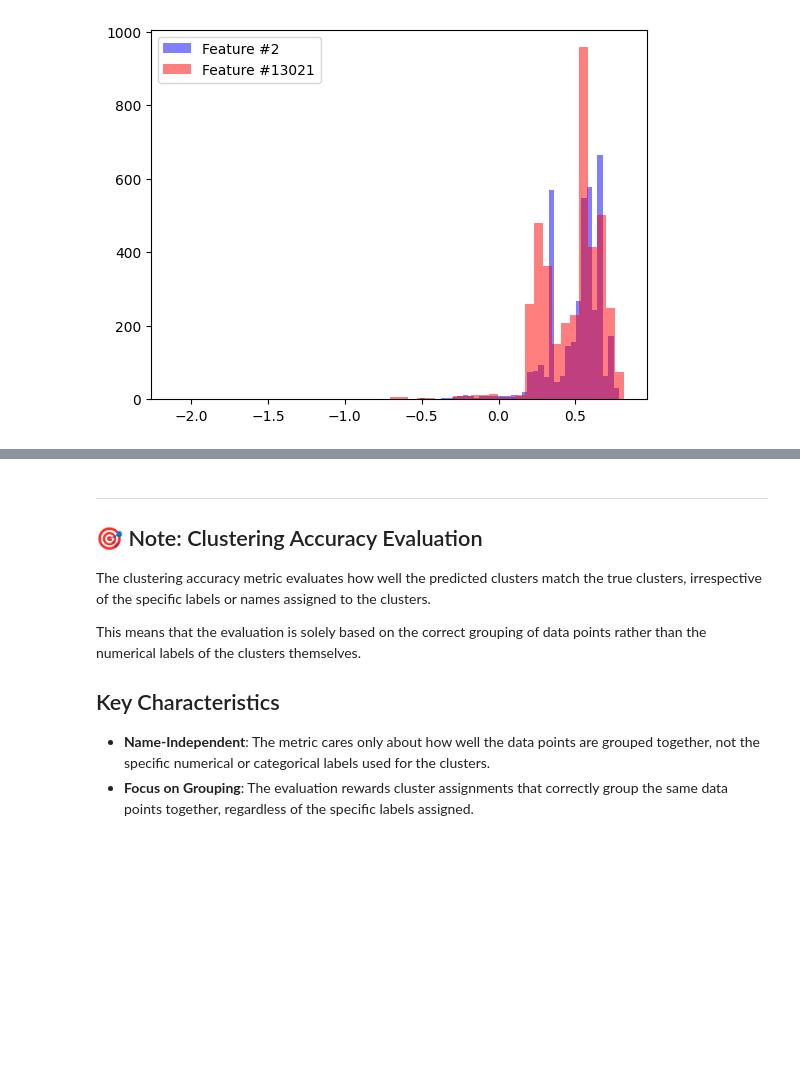
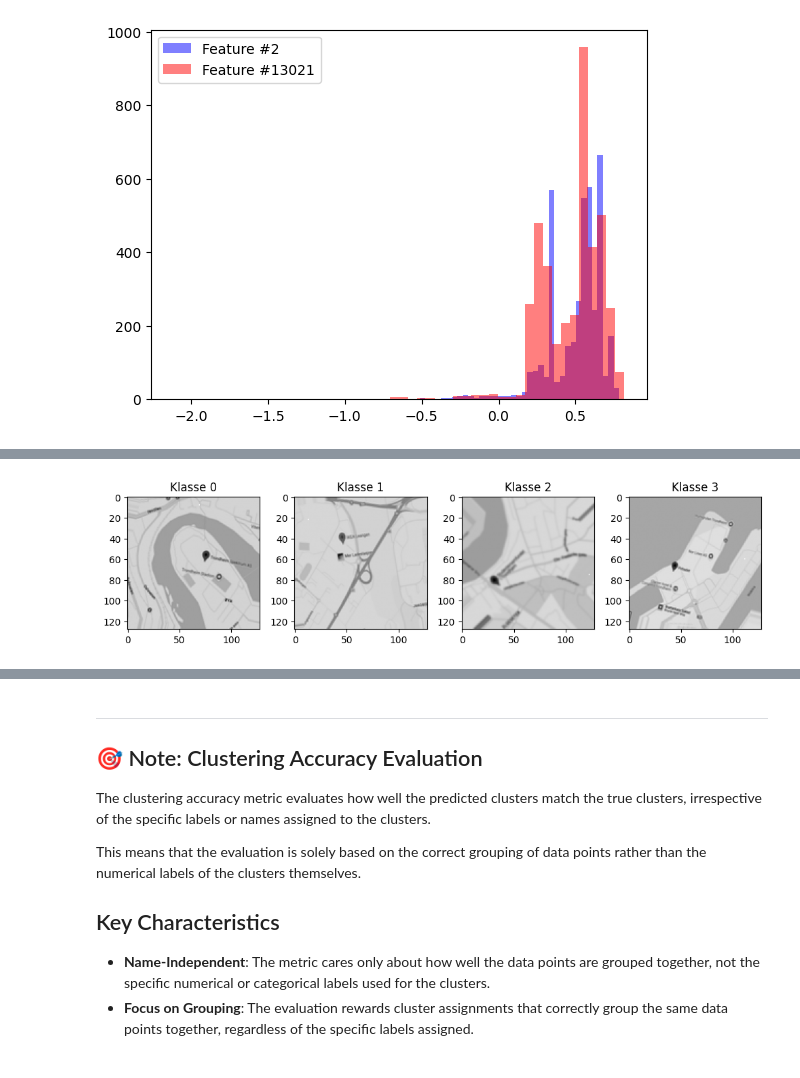
Before and after one commit to baardby/Intro-To-ML-Assignment-2, a Jupyter notebook: Chapter_2.ipynb, the cells around one changed output, grey strips where cells are left out. Cells and saved outputs as stored; diff of their text form; code cells hidden in the pictures; blank space fills up the shorter version.

```diff
--- a/Chapter_2.ipynb
+++ b/Chapter_2.ipynb
@@ -388 +396,31 @@ sample_submission
 4000 rows × 2 columns
+# %%
+df = pd.read_csv("unsupervised_data.csv")
+# Filtrer kun kolonnene som inneholder pixel-data
+pixel_cols = [col for col in df.columns if col.startswith("col_")]
+# Sorter kolonnene numerisk etter col_1, col_2, ..., col_16384
+sorted_pixel_cols = sorted(pixel_cols, key=lambda x: int(x.split("_")[1]))
+# Ekstraher pixel-dataene i riktig rekkefølge
+X_pixels = df[sorted_pixel_cols].values
+
+
+image0 = X_pixels[0]
+image1 = X_pixels[1]
+image2 = X_pixels[4]
+image3 = X_pixels[20]
+
+images = [
+    np.rot90(image0.reshape(128, 128), k=3),
+    np.rot90(image1.reshape(128, 128), k=3),
+    np.rot90(image2.reshape(128, 128), k=3),
+    np.rot90(image3.reshape(128, 128), k=0)
+]
+
+fig, axes = plt.subplots(1, 4, figsize=(10, 3))
+for i, ax in enumerate(axes):
+    ax.imshow(images[i], cmap='gray')
+    ax.set_title(f'Klasse {i}')
+plt.tight_layout()
+plt.show()
+# %% [output]
+[figure, added]
```
Also changed, not shown: parts of 5 cells of this notebook, 1 other file.
